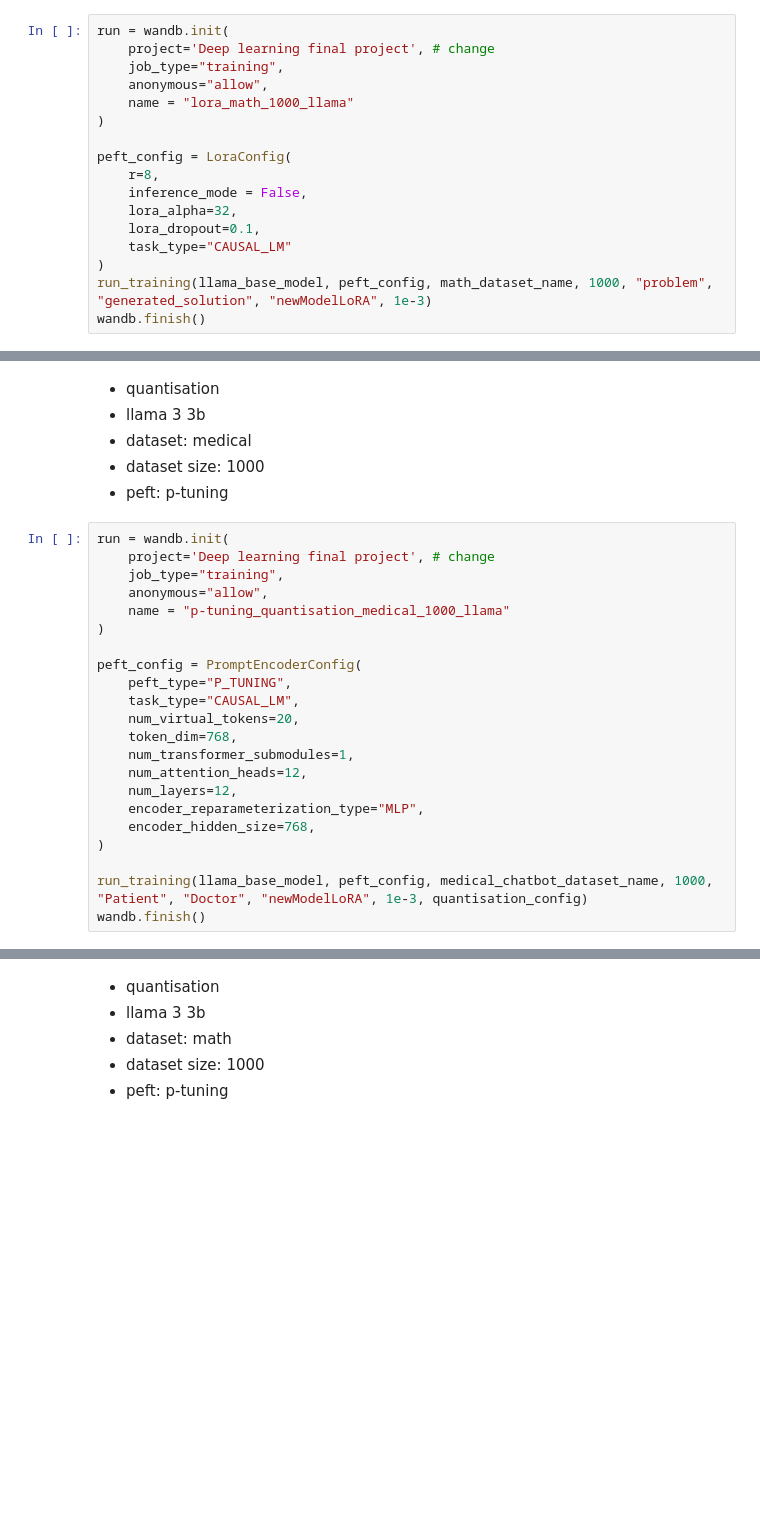
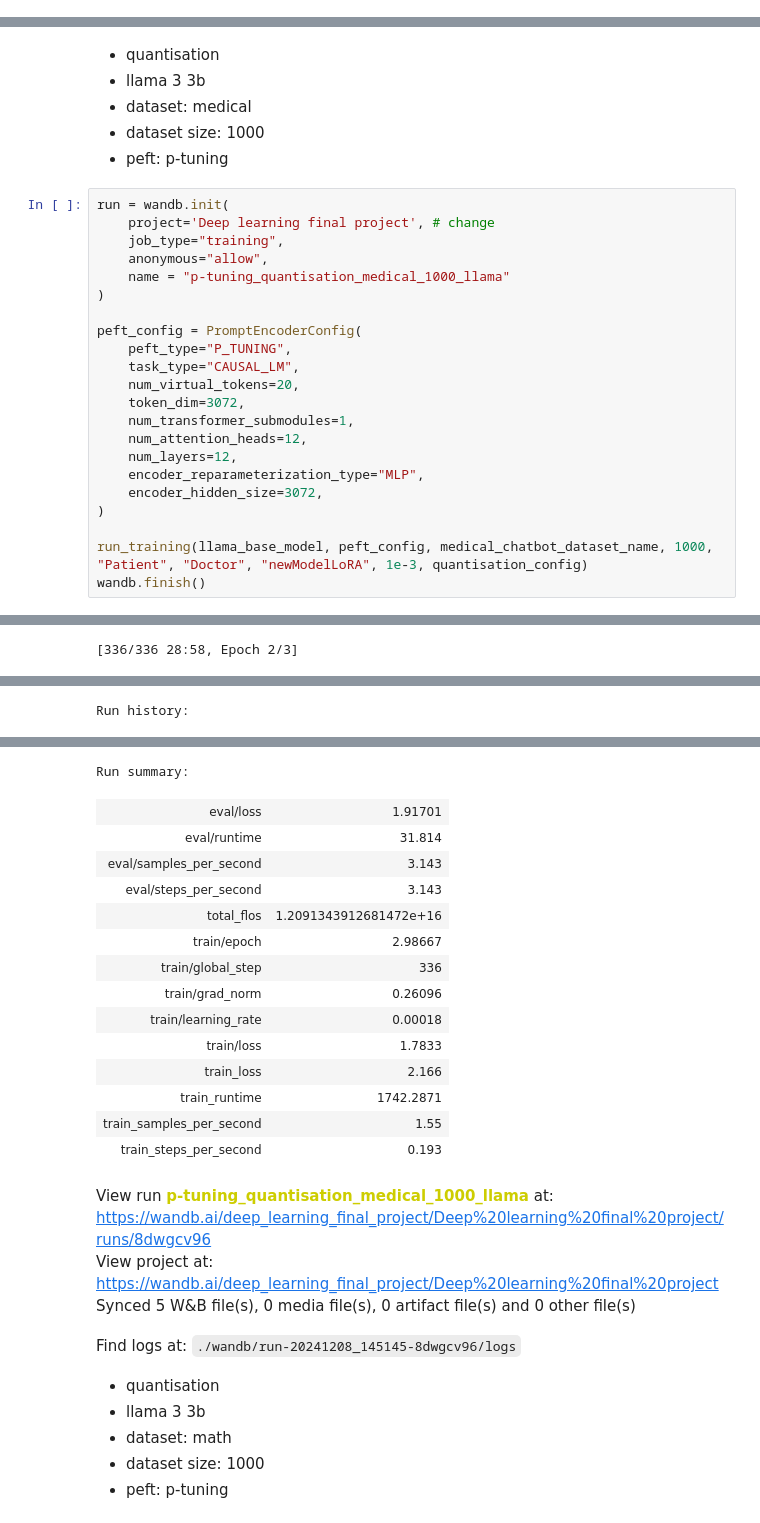
Before and after one commit to alina775/20242R0136COSE47402, a Jupyter notebook: FinalProject/deep_learning_final_project.ipynb, the cells around one changed output, grey strips where cells are left out. Saved outputs shown, nothing was run; the diff lists cells and outputs as text; blank space fills up the shorter version.

```diff
--- a/FinalProject/deep_learning_final_project.ipynb
+++ b/FinalProject/deep_learning_final_project.ipynb
@@ -1086,20 +1085,3 @@ trainable params: 2,293,760 || all params: 3,215,043,584 || trainable%: 0.0713
-# %%
-run = wandb.init(
-    project='Deep learning final project', # change
-    job_type="training",
-    anonymous="allow",
-    name = "lora_math_1000_llama"
-)
-
-peft_config = LoraConfig(
-    r=8,
-    inference_mode = False,
-    lora_alpha=32,
-    lora_dropout=0.1,
-    task_type="CAUSAL_LM"
-)
-run_training(llama_base_model, peft_config, math_dataset_name, 1000, "problem", "generated_solution", "newModelLoRA", 1e-3)
-wandb.finish()
 # %% [markdown]
 - quantisation
 - llama 3 3b
@@ -1220,13 +1196,14 @@ peft_config = PromptEncoderConfig(
     peft_type="P_TUNING",
     task_type="CAUSAL_LM",
     num_virtual_tokens=20,
-    token_dim=768,
+    token_dim=3072,
     num_transformer_submodules=1,
     num_attention_heads=12,
     num_layers=12,
     encoder_reparameterization_type="MLP",
-    encoder_hidden_size=768,
+    encoder_hidden_size=3072,
 )
 
 run_training(llama_base_model, peft_config, medical_chatbot_dataset_name, 1000, "Patient", "Doctor", "newModelLoRA", 1e-3, quantisation_config)
 wandb.finish()
+# %% [output]
@@ -1232,0 +1213 @@ wandb.finish()
+[336/336 28:58, Epoch 2/3]
@@ -1232,0 +1220 @@ wandb.finish()
+Run history:
@@ -1233,3 +1230,22 @@ wandb.finish()
+Run summary:
+| eval/loss | 1.91701 |
+| eval/runtime | 31.814 |
+| eval/samples_per_second | 3.143 |
+| eval/steps_per_second | 3.143 |
+| total_flos | 1.2091343912681472e+16 |
+| train/epoch | 2.98667 |
+| train/global_step | 336 |
+| train/grad_norm | 0.26096 |
+| train/learning_rate | 0.00018 |
+| train/loss | 1.7833 |
+| train_loss | 2.166 |
+| train_runtime | 1742.2871 |
+| train_samples_per_second | 1.55 |
+| train_steps_per_second | 0.193 |
+View run p-tuning_quantisation_medical_1000_llama at: https://wandb.ai/deep_learning_final_project/Deep%20learning%20final%20project/runs/8dwgcv96
+View project at: https://wandb.ai/deep_learning_final_project/Deep%20learning%20final%20project
+Synced 5 W&B file(s), 0 media file(s), 0 artifact file(s) and 0 other file(s)
+Find logs at: ./wandb/run-20241208_145145-8dwgcv96/logs
 # %% [markdown]
 - quantisation
 - llama 3 3b
```
Also changed, not shown: parts of 28 cells of this notebook.
